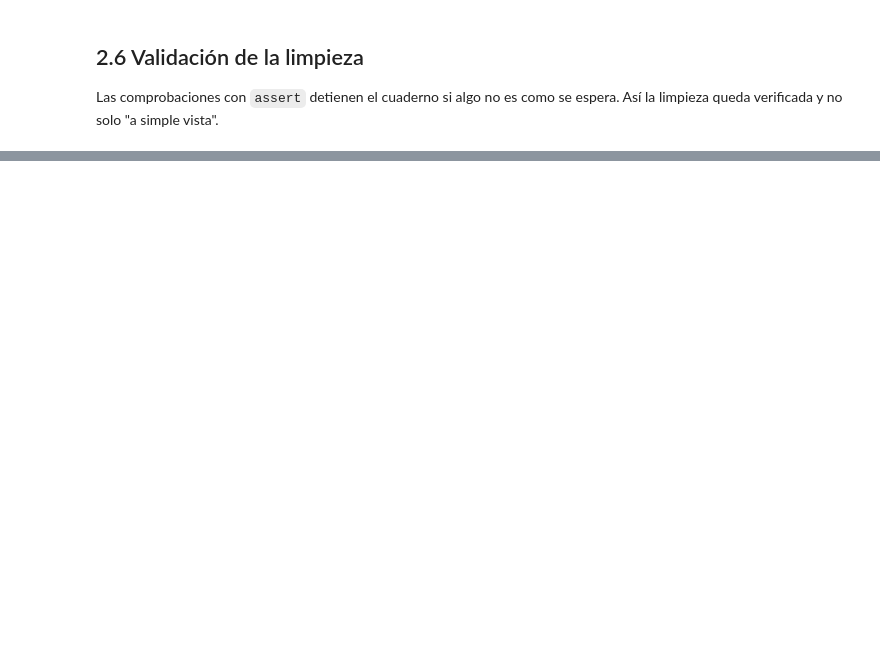
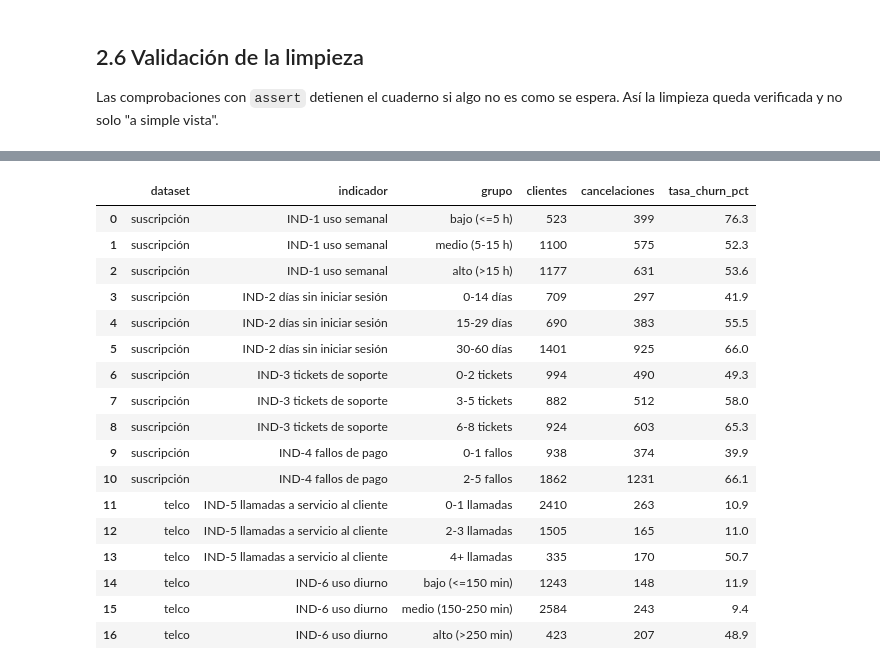
Before and after one commit to nicolasmunosh/proyecto-churn, a Jupyter notebook: notebooks/data_preparation.ipynb, the cells around one changed output, grey strips where cells are left out. Cells and saved outputs as stored; diff of their text form; code cells hidden in the pictures; blank space fills up the shorter version.

Commit message:
feat: implement data filtering and aggregation

```diff
--- a/notebooks/data_preparation.ipynb
+++ b/notebooks/data_preparation.ipynb
@@ -296,0 +562,37 @@ Antes de guardar: **Restart** y luego **Run All**. Todas las celdas deben ejecut
+# %%
+def tabla_tasa(df, col, dataset, indicador):
+    g = df.groupby(col, observed=True)['churn']
+    t = pd.DataFrame({'clientes': g.size(), 'cancelaciones': g.sum(), 'tasa_churn_pct': (g.mean() * 100).round(1)}).reset_index()
+    t = t.rename(columns={col: 'grupo'})
+    t['grupo'] = t['grupo'].astype(str)
+    t.insert(0, 'indicador', indicador)
+    t.insert(0, 'dataset', dataset)
+    return t
+
+ind1 = tabla_tasa(sus_an, 'usage_group', 'suscripción', 'IND-1 uso semanal')
+ind2 = tabla_tasa(sus_an, 'recency_group', 'suscripción', 'IND-2 días sin iniciar sesión')
+ind3 = tabla_tasa(sus_an, 'tickets_group', 'suscripción', 'IND-3 tickets de soporte')
+ind4 = tabla_tasa(sus_an, 'payment_group', 'suscripción', 'IND-4 fallos de pago')
+ind5 = tabla_tasa(telco_an, 'service_calls_group', 'telco', 'IND-5 llamadas a servicio al cliente')
+ind6 = tabla_tasa(telco_an, 'day_usage_group', 'telco', 'IND-6 uso diurno')
+indicadores = pd.concat([ind1, ind2, ind3, ind4, ind5, ind6], ignore_index=True)
+indicadores
+# %% [output]
+|  | dataset | indicador | grupo | clientes | cancelaciones | tasa_churn_pct |
+| 0 | suscripción | IND-1 uso semanal | bajo (<=5 h) | 523 | 399 | 76.3 |
+| 1 | suscripción | IND-1 uso semanal | medio (5-15 h) | 1100 | 575 | 52.3 |
+| 2 | suscripción | IND-1 uso semanal | alto (>15 h) | 1177 | 631 | 53.6 |
+| 3 | suscripción | IND-2 días sin iniciar sesión | 0-14 días | 709 | 297 | 41.9 |
+| 4 | suscripción | IND-2 días sin iniciar sesión | 15-29 días | 690 | 383 | 55.5 |
+| 5 | suscripción | IND-2 días sin iniciar sesión | 30-60 días | 1401 | 925 | 66.0 |
+| 6 | suscripción | IND-3 tickets de soporte | 0-2 tickets | 994 | 490 | 49.3 |
+| 7 | suscripción | IND-3 tickets de soporte | 3-5 tickets | 882 | 512 | 58.0 |
+| 8 | suscripción | IND-3 tickets de soporte | 6-8 tickets | 924 | 603 | 65.3 |
+| 9 | suscripción | IND-4 fallos de pago | 0-1 fallos | 938 | 374 | 39.9 |
+| 10 | suscripción | IND-4 fallos de pago | 2-5 fallos | 1862 | 1231 | 66.1 |
+| 11 | telco | IND-5 llamadas a servicio al cliente | 0-1 llamadas | 2410 | 263 | 10.9 |
+| 12 | telco | IND-5 llamadas a servicio al cliente | 2-3 llamadas | 1505 | 165 | 11.0 |
+| 13 | telco | IND-5 llamadas a servicio al cliente | 4+ llamadas | 335 | 170 | 50.7 |
+| 14 | telco | IND-6 uso diurno | bajo (<=150 min) | 1243 | 148 | 11.9 |
+| 15 | telco | IND-6 uso diurno | medio (150-250 min) | 2584 | 243 | 9.4 |
+| 16 | telco | IND-6 uso diurno | alto (>250 min) | 423 | 207 | 48.9 |
```
Also changed, not shown: parts of 40 cells of this notebook.
